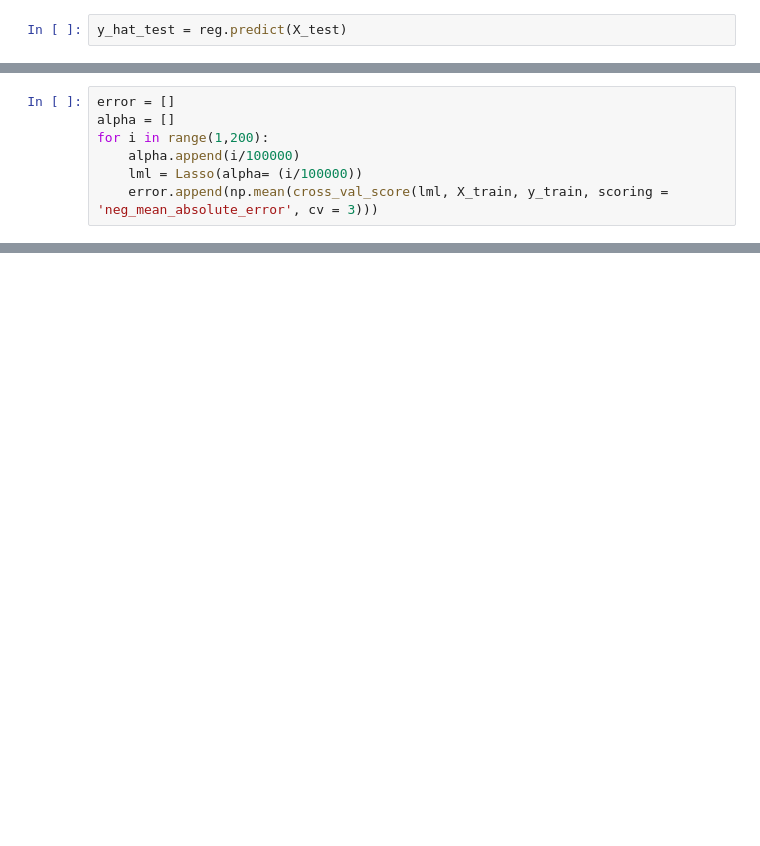
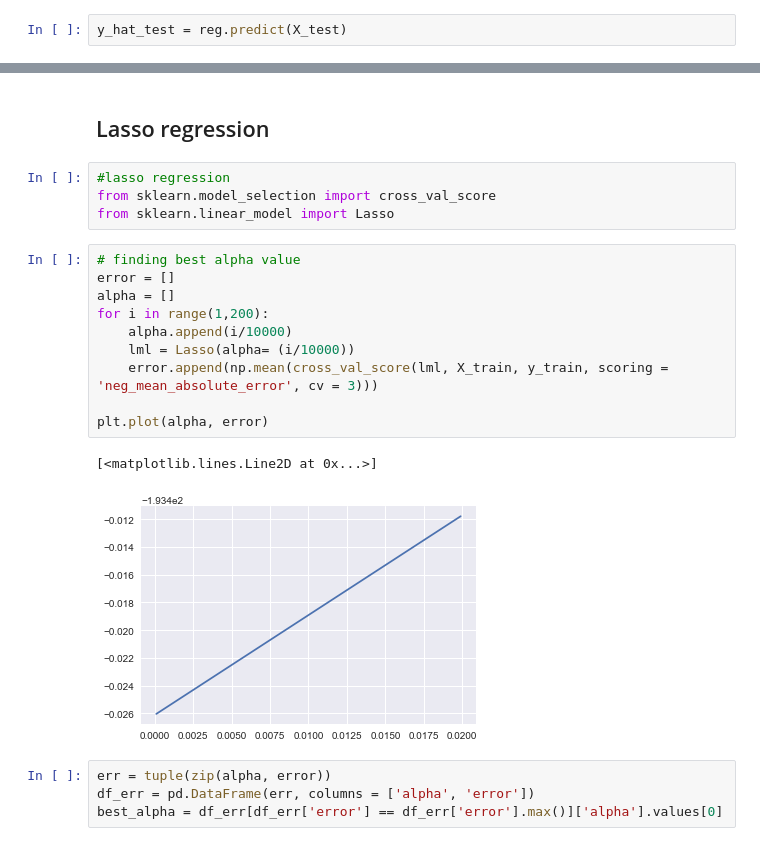
Before and after one commit to moe221/Apartment_price_ML, a Jupyter notebook: Model building.ipynb, the cells around one changed output, grey strips where cells are left out. Cells and saved outputs as stored; diff of their text form; blank space fills up the shorter version.

```diff
--- a/Model building.ipynb
+++ b/Model building.ipynb
@@ -466,7 +340,0 @@ np.mean(cross_val_score(lm_l, X_train, y_train, scoring = 'neg_mean_absolute_err
-# %%
-error = []
-alpha = []
-for i in range(1,200):
-    alpha.append(i/100000)
-    lml = Lasso(alpha= (i/100000))
-    error.append(np.mean(cross_val_score(lml, X_train, y_train, scoring = 'neg_mean_absolute_error', cv = 3)))
@@ -486,0 +383,23 @@ df_err[df_err['error'] == df_err['error'].max()]
+# %% [markdown]
+## Lasso regression
+# %%
+#lasso regression
+from sklearn.model_selection import cross_val_score
+from sklearn.linear_model import Lasso
+# %%
+# finding best alpha value
+error = []
+alpha = []
+for i in range(1,200):
+    alpha.append(i/10000)
+    lml = Lasso(alpha= (i/10000))
+    error.append(np.mean(cross_val_score(lml, X_train, y_train, scoring = 'neg_mean_absolute_error', cv = 3)))
+
+plt.plot(alpha, error)
+# %% [output]
+[<matplotlib.lines.Line2D at 0x...>]
+[figure, added]
+# %%
+err = tuple(zip(alpha, error))
+df_err = pd.DataFrame(err, columns = ['alpha', 'error'])
+best_alpha = df_err[df_err['error'] == df_err['error'].max()]['alpha'].values[0]
```
Also changed, not shown: parts of 64 cells of this notebook, 7 other files.
